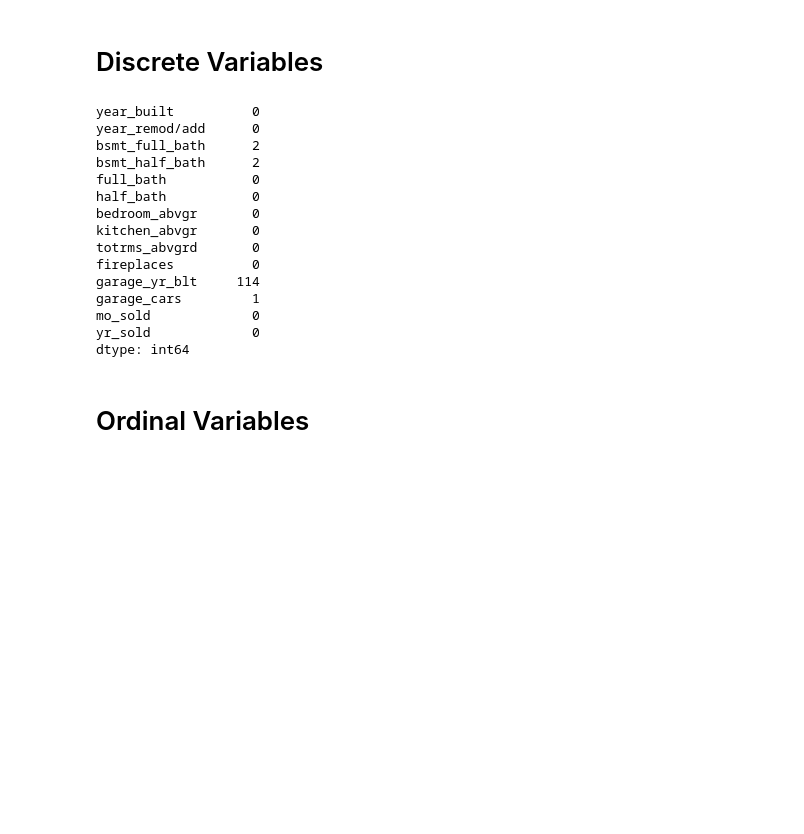
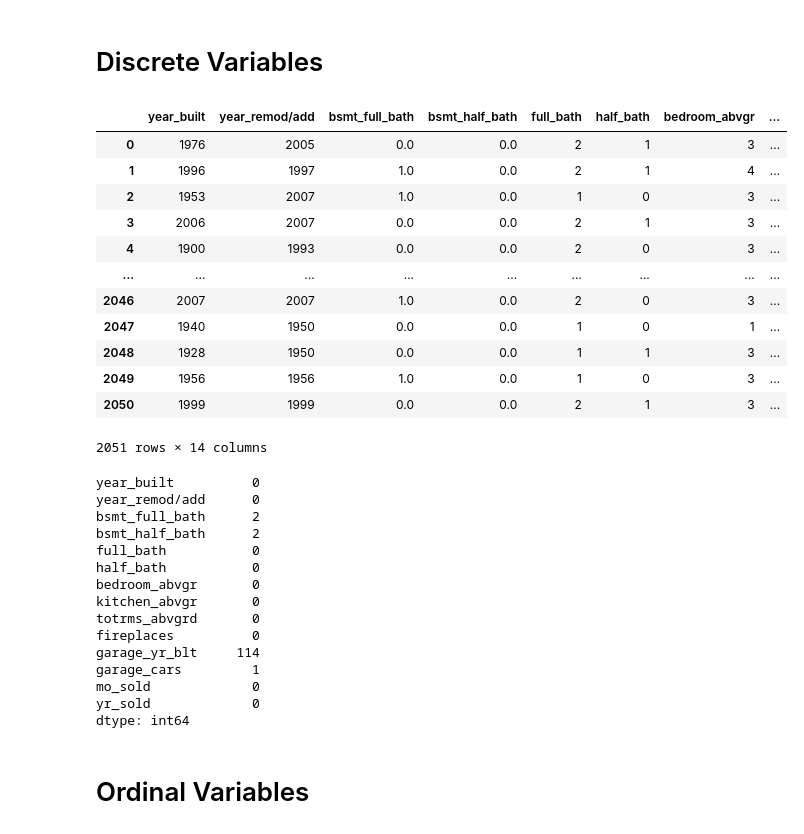
Before and after one commit to AlexSpradling/Home-Price-Prediction-in-Ames-IA, a Jupyter notebook: code/data_cleaning.ipynb, the cells around one changed output. Cells and saved outputs as stored; diff of their text form; code cells hidden in the pictures; blank space fills up the shorter version.

```diff
--- a/code/data_cleaning.ipynb
+++ b/code/data_cleaning.ipynb
@@ -57,24 +75,39 @@ memory usage: 288.5 KB
 # %% [markdown]
 # Discrete Variables
 # %%
+display(house_train[DISCRETE])
+
 # check for missing data
 house_train[DISCRETE].isnull().sum() # garage_yr_built missing a lot of data
 # %% [output]
+|  | year_built | year_remod/add | bsmt_full_bath | bsmt_half_bath | full_bath | half_bath | bedroom_abvgr | ... |
+| 0 | 1976 | 2005 | 0.0 | 0.0 | 2 | 1 | 3 | ... |
+| 1 | 1996 | 1997 | 1.0 | 0.0 | 2 | 1 | 4 | ... |
+| 2 | 1953 | 2007 | 1.0 | 0.0 | 1 | 0 | 3 | ... |
+| 3 | 2006 | 2007 | 0.0 | 0.0 | 2 | 1 | 3 | ... |
+| 4 | 1900 | 1993 | 0.0 | 0.0 | 2 | 0 | 3 | ... |
+| ... | ... | ... | ... | ... | ... | ... | ... | ... |
+| 2046 | 2007 | 2007 | 1.0 | 0.0 | 2 | 0 | 3 | ... |
+| 2047 | 1940 | 1950 | 0.0 | 0.0 | 1 | 0 | 1 | ... |
+| 2048 | 1928 | 1950 | 0.0 | 0.0 | 1 | 1 | 3 | ... |
+| 2049 | 1956 | 1956 | 1.0 | 0.0 | 1 | 0 | 3 | ... |
+| 2050 | 1999 | 1999 | 0.0 | 0.0 | 2 | 1 | 3 | ... |
-year_built          0
-year_remod/add      0
-bsmt_full_bath      2
-bsmt_half_bath      2
-full_bath           0
-half_bath           0
-bedroom_abvgr       0
-kitchen_abvgr       0
-totrms_abvgrd       0
-fireplaces          0
-garage_yr_blt     114
-garage_cars         1
-mo_sold             0
-yr_sold             0
-dtype: int64
+2051 rows × 14 columns
+year_built          0
+year_remod/add      0
+bsmt_full_bath      2
+bsmt_half_bath      2
+full_bath           0
+half_bath           0
+bedroom_abvgr       0
+kitchen_abvgr       0
+totrms_abvgrd       0
+fireplaces          0
+garage_yr_blt     114
+garage_cars         1
+mo_sold             0
+yr_sold             0
+dtype: int64
 # %% [markdown]
 # Ordinal Variables
 # %%
```
Also changed, not shown: parts of 20 cells of this notebook.
